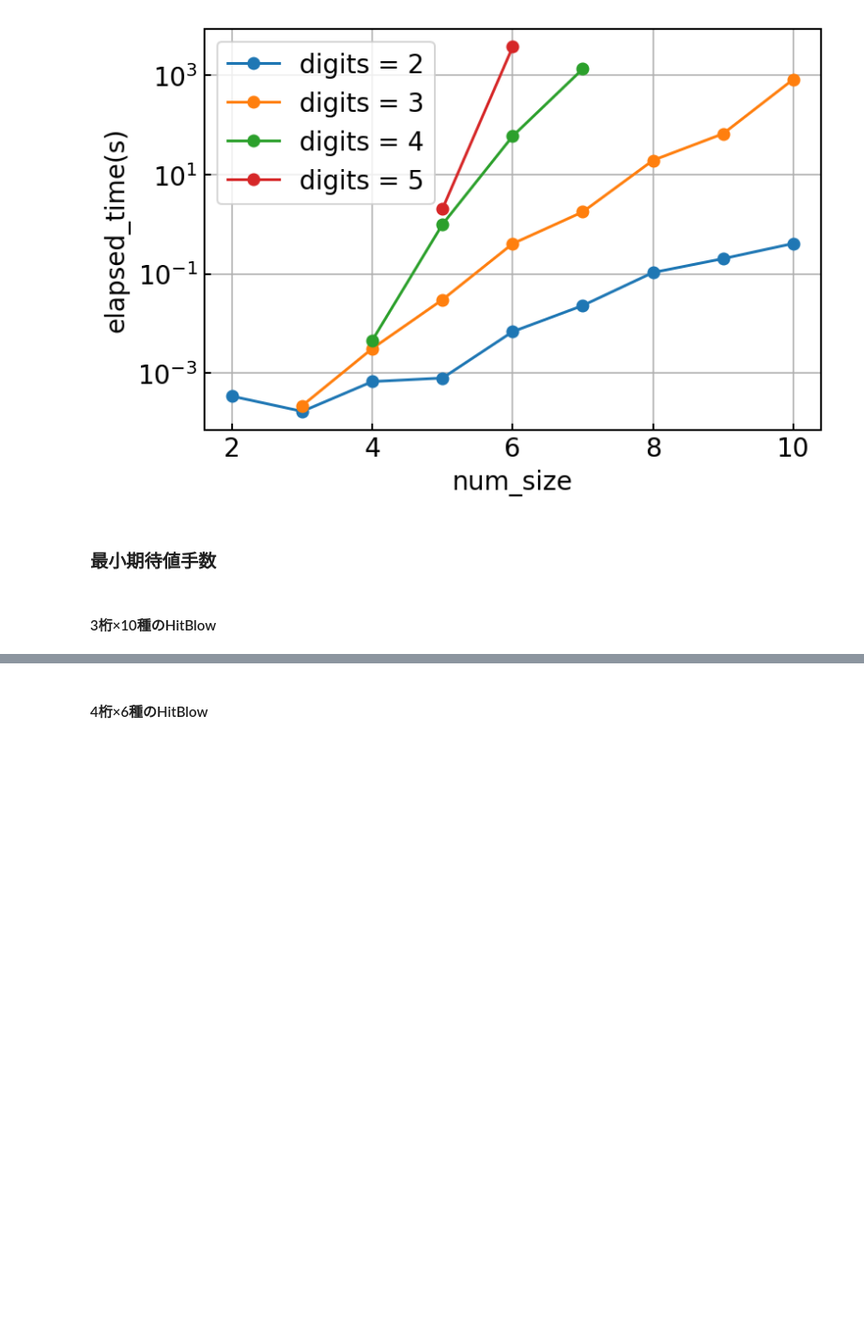
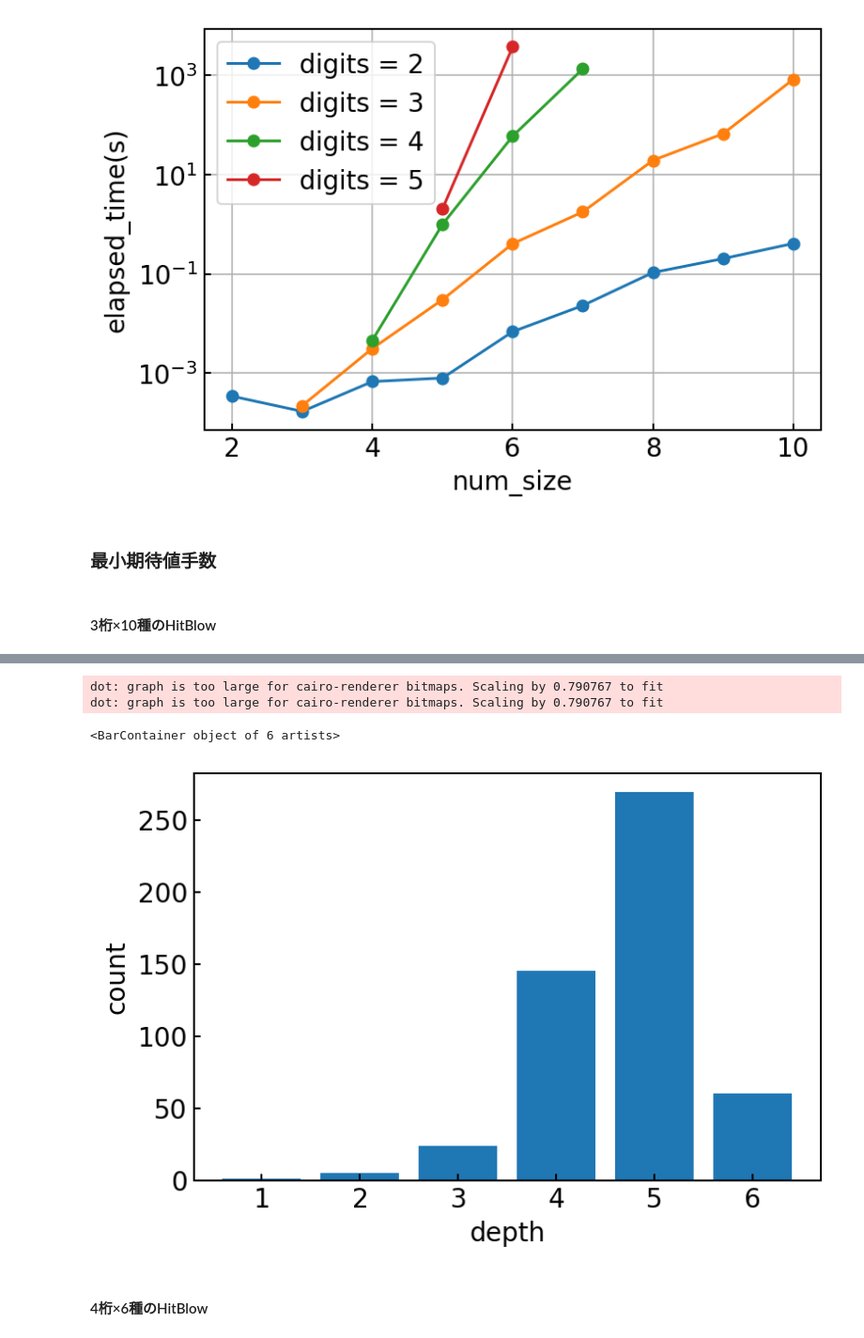
Before and after one commit to ysgrProgramming/hitblow-analyzer, a Jupyter notebook: hit_brow.ipynb, the cells around one changed output, grey strips where cells are left out. Shown at 94% size. Drawn from its saved outputs; the diff is of its cells as text; code cells hidden in the pictures; blank space fills up the shorter version.

```diff
--- a/hit_brow.ipynb
+++ b/hit_brow.ipynb
@@ -634,0 +648,8 @@ dot: graph is too large for cairo-renderer bitmaps. Scaling by 0.550133 to fit
+# %%
+n, m = 3, 9
+Seed = Analyze_Seed(n, m)
+AH = Analyze_Hitblow(Seed, 60)
+
+tree_list, params = AH.analyze_earnest_tree()
+
+params
@@ -635,3 +679,16 @@ dot: graph is too large for cairo-renderer bitmaps. Scaling by 0.550133 to fit
+# %%
+PH = Practice_Hitblow(Seed, tree_list)
+PH.export_as_graph("3_9_earnest_tree", list(range(1, 10)))
+depth_list = PH.count_by_depth()
+
+plt.xlabel("depth")
+plt.ylabel("count")
+plt.bar(np.arange(1, len(depth_list)), depth_list[1:])
+# %% [output]
+dot: graph is too large for cairo-renderer bitmaps. Scaling by 0.790767 to fit
+dot: graph is too large for cairo-renderer bitmaps. Scaling by 0.790767 to fit
+<BarContainer object of 6 artists>
+[figure, added]
 # %% [markdown]
 #### 4桁×6種のHitBlow
 # %%
```
Also changed, not shown: parts of 10 cells of this notebook.
